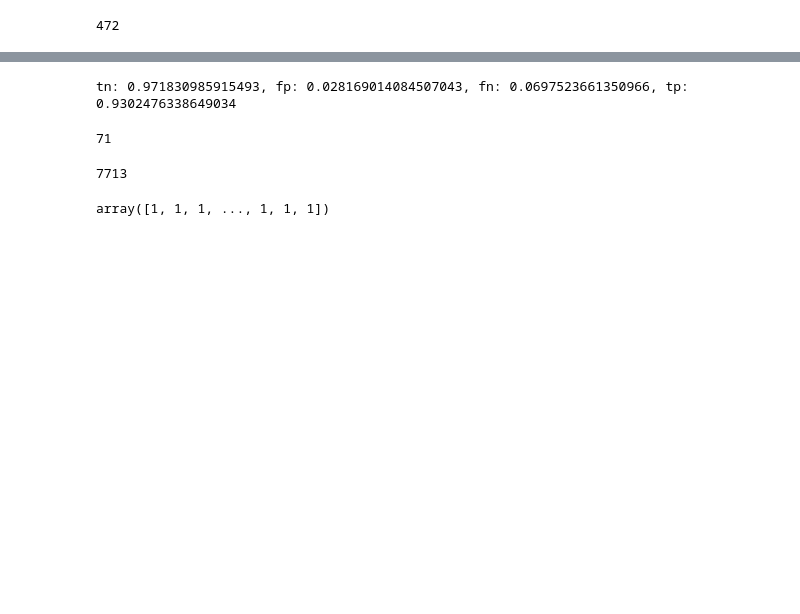
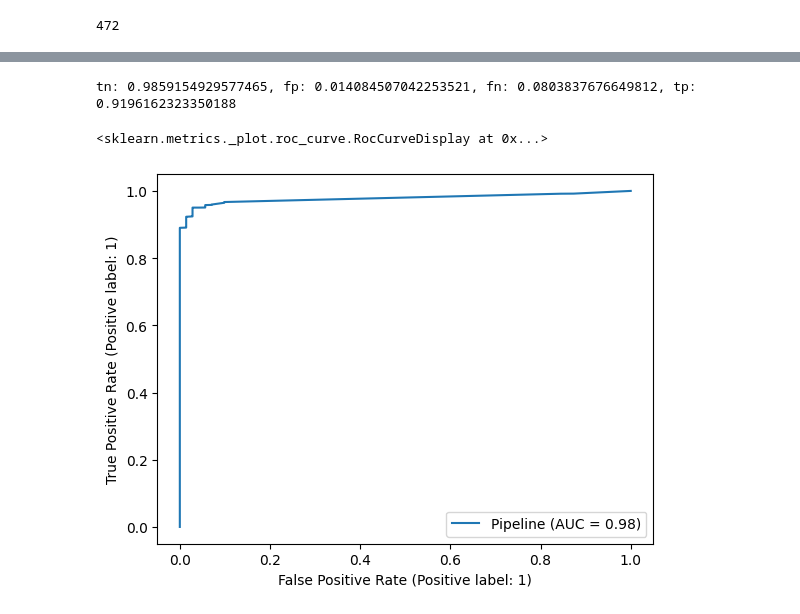
Before and after one commit to BicisBA/research, a Jupyter notebook: notebooks/random_forest_lgbm.ipynb, the cells around one changed output, grey strips where cells are left out. Saved outputs shown, nothing was run; the diff lists cells and outputs as text; code cells hidden in the pictures; blank space fills up the shorter version.

```diff
--- a/notebooks/random_forest_lgbm.ipynb
+++ b/notebooks/random_forest_lgbm.ipynb
@@ -20,7 +21,7 @@ len(station_ids)
 # %% [output]
 472
 # %%
-for station_id in station_ids[:1]:
+for station_id in station_ids[11:12]:
     df_query = f"""
     WITH base_status AS (select
         station_id,
@@ -79,29 +80,20 @@ OHE_SLICE = [0, 1]
 SS_SLICE = slice(2,7)
 TEST_SIZE = 0.2
 # %%
-pipeline = make_pipeline(
+rf_pipeline = make_pipeline(
     ColumnTransformer([("ohe",  OneHotEncoder(sparse=False), OHE_SLICE), ("ss",  StandardScaler(), SS_SLICE)]),
     RandomForestClassifier(n_estimators=10, max_depth=10, class_weight=CLASS_WEIGHT))
 dataset_df = dataset_df.dropna()
 X_train, X_test, y_train, y_test = train_test_split(dataset_df[FEATURES_ORDER].values, dataset_df[TARGET].values, test_size=TEST_SIZE, shuffle=False)
-pipeline.fit(X_train, y_train)
-rf_metrics = confusion_matrix(y_test, pipeline.predict(X_test), normalize="true").ravel()
+rf_pipeline.fit(X_train, y_train)
+rf_metrics = confusion_matrix(y_test, rf_pipeline.predict(X_test), normalize="true").ravel()
 # %%
 tn, fp, fn, tp = rf_metrics
 print(f"tn: {tn}, fp: {fp}, fn: {fn}, tp: {tp}")
 # %% [output]
-tn: 0.971830985915493, fp: 0.028169014084507043, fn: 0.0697523661350966, tp: 0.9302476338649034
+tn: 0.9859154929577465, fp: 0.014084507042253521, fn: 0.0803837676649812, tp: 0.9196162323350188
-# %%
-num_round = 10
-param = {'scale_pos_weight': 1/100}
-bst = lgb.train(param, train_data, num_round)
-# %% [output]
-71
-# %%
-bst.predict(X_test)
-# %% [output]
-7713
-# %%
-pipeline.predict(X_test)
-# %% [output]
-array([1, 1, 1, ..., 1, 1, 1])
+# %%
+plot_roc_curve(rf_pipeline, X_test, y_test)
+# %% [output]
+<sklearn.metrics._plot.roc_curve.RocCurveDisplay at 0x...>
+[figure, added]
```
Also changed, not shown: parts of 10 cells of this notebook, 9 other files.
